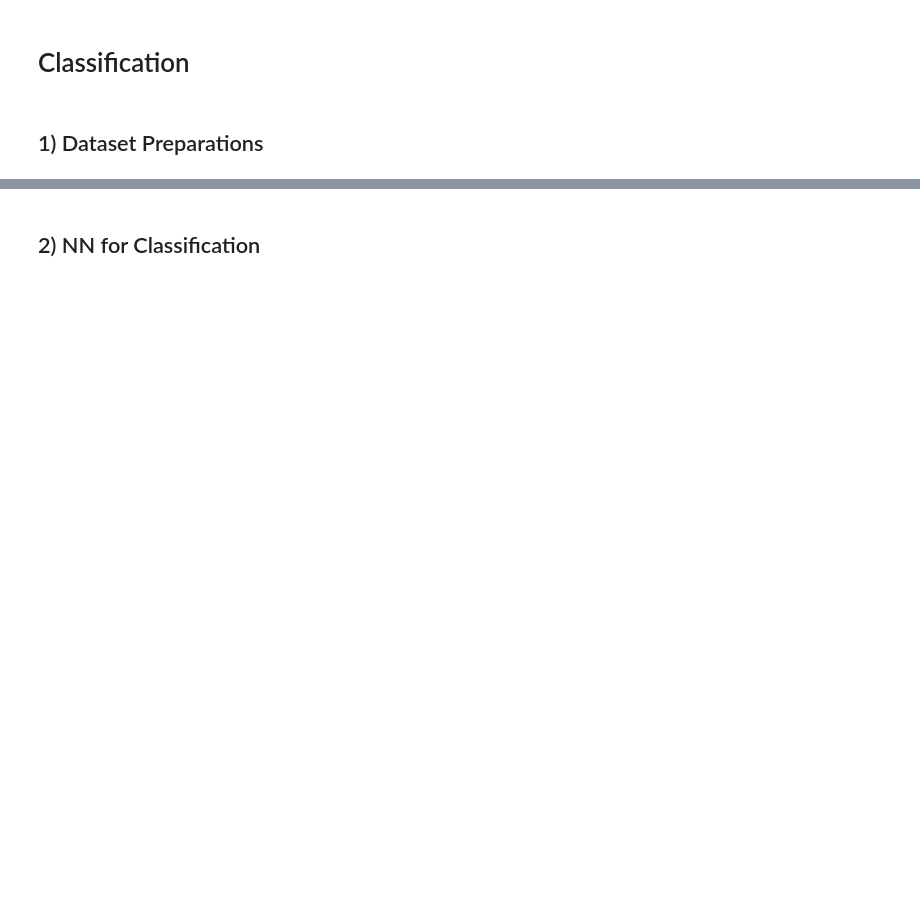
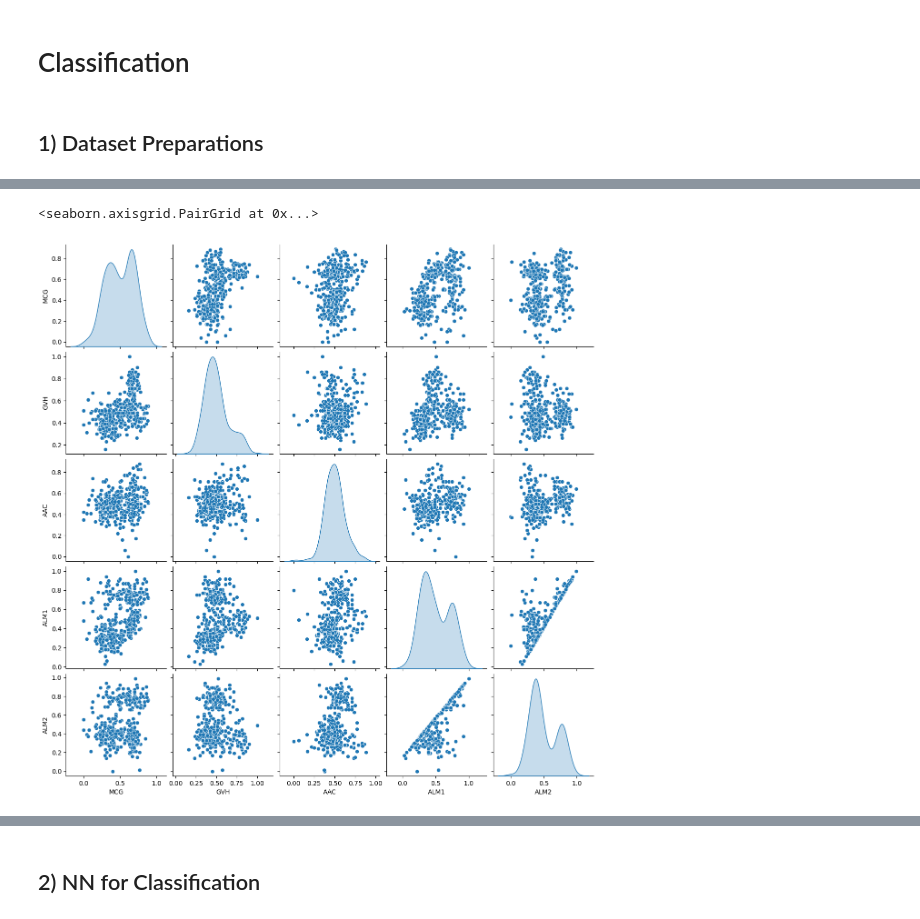
Before and after one commit to GabGP/SP1-AI, a Jupyter notebook: labs/SP1_Laboratory_01.ipynb, the cells around one changed output, grey strips where cells are left out. Drawn from its saved outputs; the diff is of its cells as text; code cells hidden in the pictures; blank space fills up the shorter version.

```diff
--- a/labs/SP1_Laboratory_01.ipynb
+++ b/labs/SP1_Laboratory_01.ipynb
@@ -221,8 +232,13 @@ https://archive.ics.uci.edu/ml/datasets/Ecoli
 # %%
 # Loading Dataset and have a glimpse about it
-column_names = ['name','MCG','GVH','LIP', 'CHG', 'AAC', 'AML1', 'ALM2', 'class']
+column_names = ['name','MCG','GVH','LIP', 'CHG', 'AAC', 'ALM1', 'ALM2', 'class']
 
-# /* YOUR CODE HERE */
+raw_dataset = ecoli.data.original
+raw_dataset = raw_dataset.to_csv('ecoli.data', header=False, index=False)
+raw_dataset = pd.read_csv('ecoli.data', names=column_names,
+                      na_values = "?", comment='\t',
+                      sep=",", skipinitialspace=True)
+raw_dataset
 # Hint: Make sure to check out the files first! And pay attention how data is separated
 
 # Brief Statistical Summary of the dataset
@@ -252,8 +306,12 @@ new_dataset.head()
 # %%
 # Lets visualize the data
 
-# /* YOUR CODE HERE*/
+sns.pairplot(new_dataset[['MCG','GVH','AAC',
+                'ALM1', 'ALM2']], diag_kind="kde")
 # Hint: Choose 5 NUMERICAL variables
+# %% [output]
+<seaborn.axisgrid.PairGrid at 0x...>
+[figure, added]
 # %%
 # Splitting dataset into training and testing
 train, test = train_test_split(new_dataset, test_size=0.2)
```
Also changed, not shown: parts of 19 cells of this notebook.
